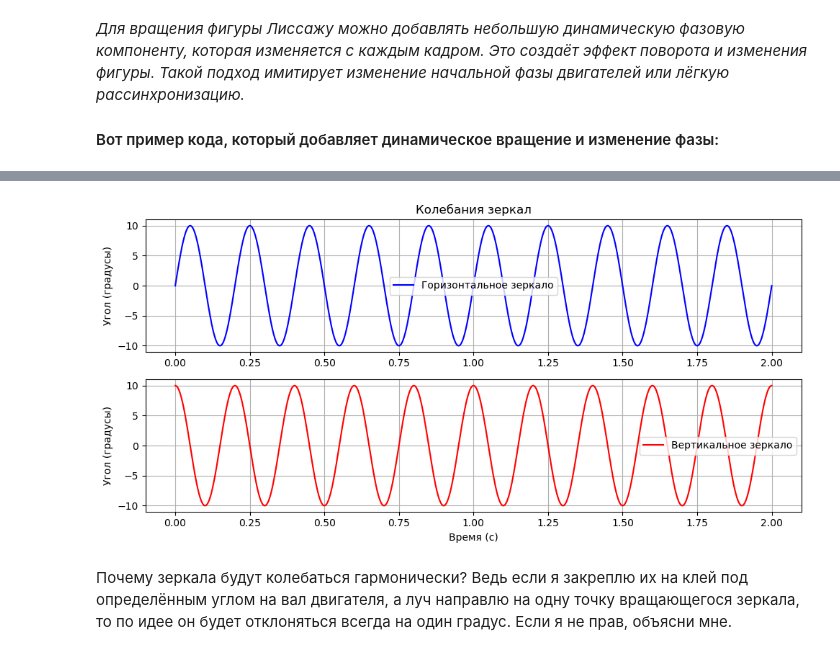
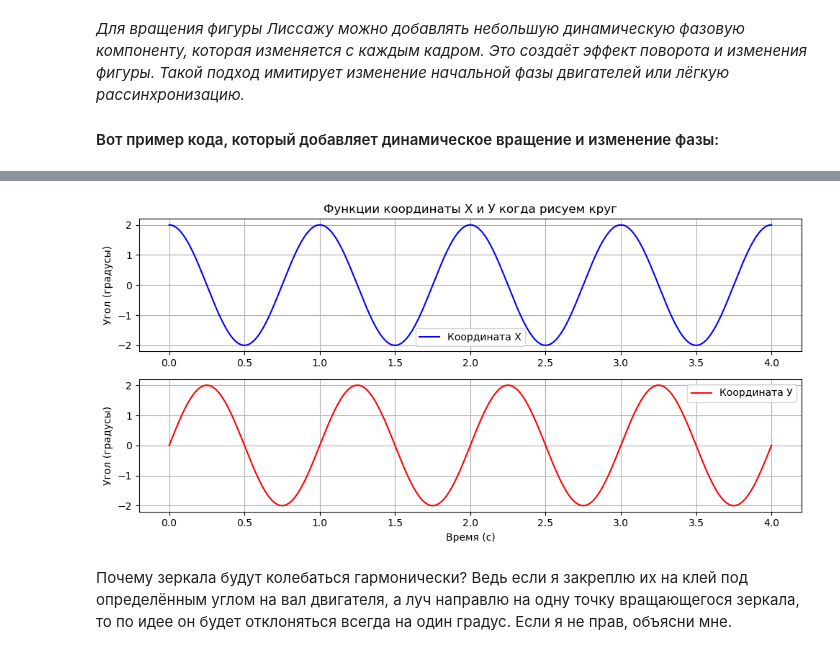
Before and after one commit to sematimohin/ProjectLaser, a Jupyter notebook: Modeling/figures_lissagu.ipynb, the cells around one changed output, grey strips where cells are left out. Drawn from its saved outputs; the diff is of its cells as text; code cells hidden in the pictures.

```diff
--- a/Modeling/figures_lissagu.ipynb
+++ b/Modeling/figures_lissagu.ipynb
@@ -246,44 +272,47 @@ plt.show()
 # %%
 import numpy as np
 import matplotlib.pyplot as plt
 
 # Параметры движения зеркал
-f_x = 5  # частота колебаний горизонтального зеркала
-f_y = 5  # частота колебаний вертикального зеркала
-phi_x = 0  # фаза горизонтального зеркала
-phi_y = np.pi / 2  # фаза вертикального зеркала
-A_x = A_y = 10  # амплитуда колебаний (в градусах)
+f_x1 = 1  # Угловая частота первого зеркала
+f_y1 = 1  # Угловая частота второго зеркала
+
+f_x2 = 1  # Угловая частота первого зеркала
+f_y2 = 1  # Угловая частота второго зеркала
+
+phi = np.pi / 2  # фаза для круга
+
 
 # Временной интервал
-t = np.linspace(0, 2, 1000)  # 2 секунды
+t = np.linspace(0, 4, 2000)  # 2 секунды
 
 # Углы отклонения зеркал
-theta_x = A_x * np.sin(2 * np.pi * f_x * t + phi_x)
-theta_y = A_y * np.sin(2 * np.pi * f_y * t + phi_y)
+theta_x = 1 * np.sin(2 * np.pi * f_x1 * t + phi) + 1 * np.sin(2 * np.pi * f_x2 * t + phi)
+theta_y = 1 * np.sin(2 * np.pi * f_y1 * t) + 1 * np.sin(2 * np.pi * f_y2 * t)
 
 # Построение графиков
 plt.figure(figsize=(10, 5))
 
 # Горизонтальное зеркало
 plt.subplot(2, 1, 1)
-plt.plot(t, theta_x, label="Горизонтальное зеркало", color="blue")
+plt.plot(t, theta_x, label="Координата Х", color="blue")
 plt.ylabel("Угол (градусы)")
-plt.title("Колебания зеркал")
+plt.title("Функции координаты Х и У когда рисуем круг")
 plt.legend()
 plt.grid()
 
 # Вертикальное зеркало
 plt.subplot(2, 1, 2)
-plt.plot(t, theta_y, label="Вертикальное зеркало", color="red")
+plt.plot(t, theta_y, label="Координата У", color="red")
 plt.xlabel("Время (с)")
 plt.ylabel("Угол (градусы)")
 plt.legend()
 plt.grid()
 
 plt.tight_layout()
 plt.show()
 # %% [output]
-[figure, old version]
+[figure, new version]
 # %% [markdown]
 Почему зеркала будут колебаться гармонически? Ведь если я закреплю их на клей под определённым углом на вал двигателя, а луч направлю на одну точку вращающегося зеркала, то по идее он будет отклоняться всегда на один градус. Если я не прав, объясни мне.
 # %% [markdown]
```
Also changed, not shown: parts of 3 cells of this notebook, 53 other files.
